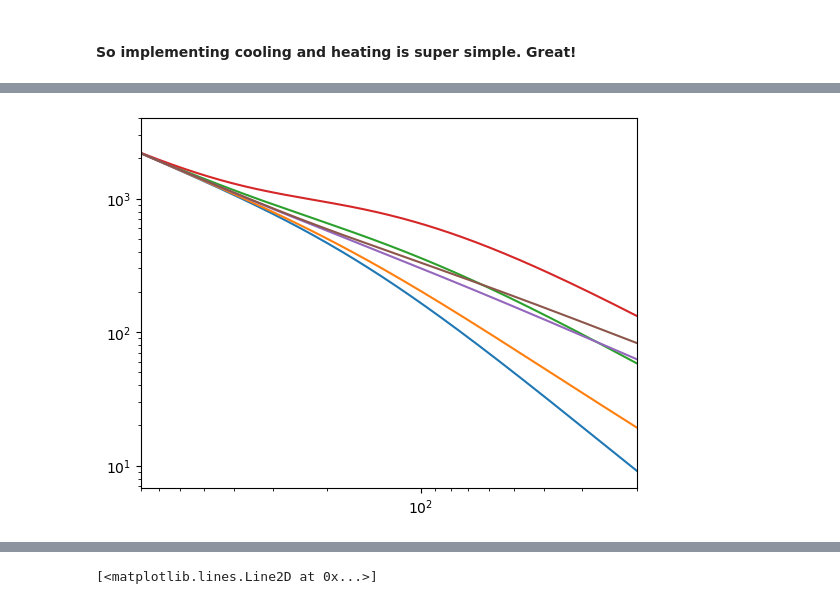
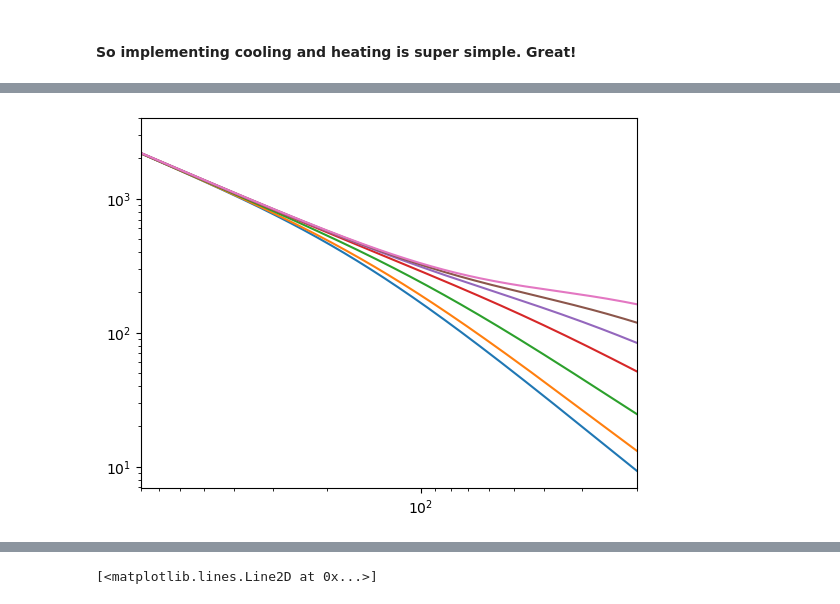
Before and after one commit to daba9359/LuCEE-Night_Simulation, a Jupyter notebook: LuCEE-Night_Simulation.ipynb, the cells around one changed output, grey strips where cells are left out. Cells and saved outputs as stored; diff of their text form; code cells hidden in the pictures.

```diff
--- a/LuCEE-Night_Simulation.ipynb
+++ b/LuCEE-Night_Simulation.ipynb
@@ -87,7 +87,8 @@ For our initial test, I'm not going to bother running any code for $T_{k}$ I'm g
 Okay, so let's code up equations 2, 15, and 16, and use CosmoRec for $T_{k}$ for now and see what we get.
 # %%
 # Some basic constants
-kb = 1.3807e-16     # Boltzman's constant [ergs per Kelvin]
+kb = 1.3807e-16    # Boltzman's constant [ergs per Kelvin]
+kb_ev = 8.617e-5   # Boltzman's constant [electron volts per Kelvin]
 # Parameters  (Taking the Lambda CDM ones from Planck collaboration 2020 pg.19 (without BAO because of no real reason))
 H0 = 67.36     # Hubble constant
 h = H0/100     # H0
@@ -98,7 +99,7 @@ omC0 = 0.2645   # Omega cold dark matter today
 #omR0 = 8.98e-5  # Omega radiation today
 omR0=8.600000001024455e-05
 omL0 = 0.6847   # Omega Dark Energy today
-f_He = 0.136    # Fraction of Helium by number of electrons
+f_He = 0.08    # Fraction of Helium by number of electrons
 z_array = np.arange(20,1100)
 n_b0 = 2.06e-7   #[baryons per cubic centimeter] This actually a function of Omega baryons, but I don't want to figure that out right now (just want to prove it works first).
 T_gamma0 = 2.725   # [Kelvin] modern CMB temperature
@@ -431,7 +438,7 @@ We'll be using the model from Chluba 2010:
 # %%
 # This is our custom T_k code with Dark Matter Self-Annihilation
 
-def Tk_DMAN (z_array,f_dman,m_dm,Omega_dm=omC0,h=h):
+def Tk_DMAN (z_array,f_dman_e_0):
     """Creates an array evolving the IGM temperature based on adiabatic cooling, compton scattering, and dark matter sefl-annihilation. Only works for the cosmic
     Dark Ages, as it does not include UV.
 
@@ -457,24 +464,35 @@ def Tk_DMAN (z_array,f_dman,m_dm,Omega_dm=omC0,h=h):
 ### Let's code up T_k
     num=len(z_array)
     t_c = lambda z: 1.172e8*((1+z)/10)**(-4) * 3.154e7 #[seconds] timescale of compton scattering
-    T_gamma = lambda z: T_gamma0*(1+z)   # evolution of the CMB temp
     H = lambda z: (H0*3.24078e-20)*(1+z)*np.sqrt(omR0*(1+z)**2+omM0*(1+z)+omK0+(omL0/((1+z)**2)))  # Hubble flow function with a conversion factor
     z_array_flip = z_array[::-1] # Just flipping the z_array to match convention.
     T = T_gamma(z_array[-1])   # your initial temperature at the highest redshift. This assumes it is coupled fully to the CMB at that time.
     ze = z_array[-1]           # defines your starting z (useful for the loop below)
-    x_e = camb_xe_interp   # this is our model for fraction of free electrons
+    old_x_e = camb_xe_interp   # this is our model for fraction of free electrons
     Tk_array = np.ones((num-1,2))   # creates a blank array for use below
 
-    ##  Some important functions for dman
-    # x_HII
-    for i in range (num-1)
-    g_h = (1+2*x_HII + f_He(1+2*x_HeII))/(3*(1+f_He))
-    dx_edz =
+    ### xe evolution ###
+    standard_dxe_dz = scipy.interpolate.CubicSpline(z_array,np.gradient(old_x_e(z_array))) # standard electron fraction model based on camb
+    annihilation_dxe_dz = lambda z,xe,ze : (0.0735*f_dman_e_0*((1-xe)/3)*xe*(1+z)**2/(1+f_He)*1/H(z))*(ze-zs)  # self-annihilation addition to the rate of change
+    dxe_dz = lambda z,xe,ze: standard_dxe_dz(z)+annihilation_dxe_dz(z,xe,ze)  # total rate of change of free electrons
+    xe = old_x_e(z_array[-1])
+    xe_array = np.ones((num-1,2))   # sets our initial condition at our starting redshift (usually 1100 for dark age stuff)
+    for i in range(num-1):
+        zs = ze
+        ze = z_array_flip[i+1]
+        xe += -dxe_dz(zs,xe,ze)    # evolves the free electron fraction change through redshift
+        xe_array[i][0] = ze
+        xe_array[i][1] = xe
+    xe_function=scipy.interpolate.CubicSpline(xe_array.transpose()[0][::-1],xe_array.transpose()[1][::-1])
+    x_e = xe_function  # for use in the processes below
 
+    g_h = lambda z: (1+2*x_e(z))/3
     ## The heating / cooling processes ##
+
+
     adiabatic = lambda zs,T,ze:(1/(H(zs)*(1+zs)))*(2*H(zs)*T)*(ze-zs)
     compton = lambda zs,T,ze: (1/(H(zs)*(1+zs)))*((x_e(zs))/(1+f_He+x_e(zs)))*((T_gamma(zs)-T)/(t_c(zs)))*(ze-zs)
-    dman = lambda zs,f_dman_e_0,g_h,ze: (2/3)*(1/(H(zs)*kb))*1.6e-12*f_dman*e_0*g_h*(1-x_e(zs)*(1-f_He))*(1+zs)**2*(ze-zs)     # dark matter self-annihilation
+    dman = lambda zs,f_dman_e_0,g_h,ze: (2/3)*(1/(H(zs)*kb))*1.6e-12*f_dman_e_0*g_h(zs)*(1-f_He)*(1+zs)**2*(ze-zs)     # dark matter self-annihilation
     ##   ##
 
 
@@ -485,4 +503,4 @@ def Tk_DMAN (z_array,f_dman,m_dm,Omega_dm=omC0,h=h):
         Tk_array[i][0] = ze
         Tk_array[i][1] = T
     Tk_function=scipy.interpolate.CubicSpline(Tk_array.transpose()[0][::-1],Tk_array.transpose()[1][::-1])  # Turns our output into a function with redshift as an argument
-    return Tk_array, Tk_function
+    return Tk_array, Tk_function,xe_function
@@ -611,12 +693,13 @@ plt.savefig("Self Annihilation")
 # %%
 plt.plot(z_array, My_Tk[1](z_array))
+plt.plot(z_array, My_Tk_DMAN[1](z_array))
 plt.plot(z_array, My_Tk_DMAN2[1](z_array))
 plt.plot(z_array, My_Tk_DMAN3[1](z_array))
 plt.plot(z_array, My_Tk_DMAN4[1](z_array))
 plt.plot(z_array, My_Tk_DMAN5[1](z_array))
 plt.plot(z_array, My_Tk_DMAN6[1](z_array))
 plt.xlim(800,20)
 plt.xscale("log")
 plt.yscale("log")
 # %% [output]
-[figure, old version]
+[figure, new version]
```
Also changed, not shown: parts of 33 cells of this notebook, 5 other files.
